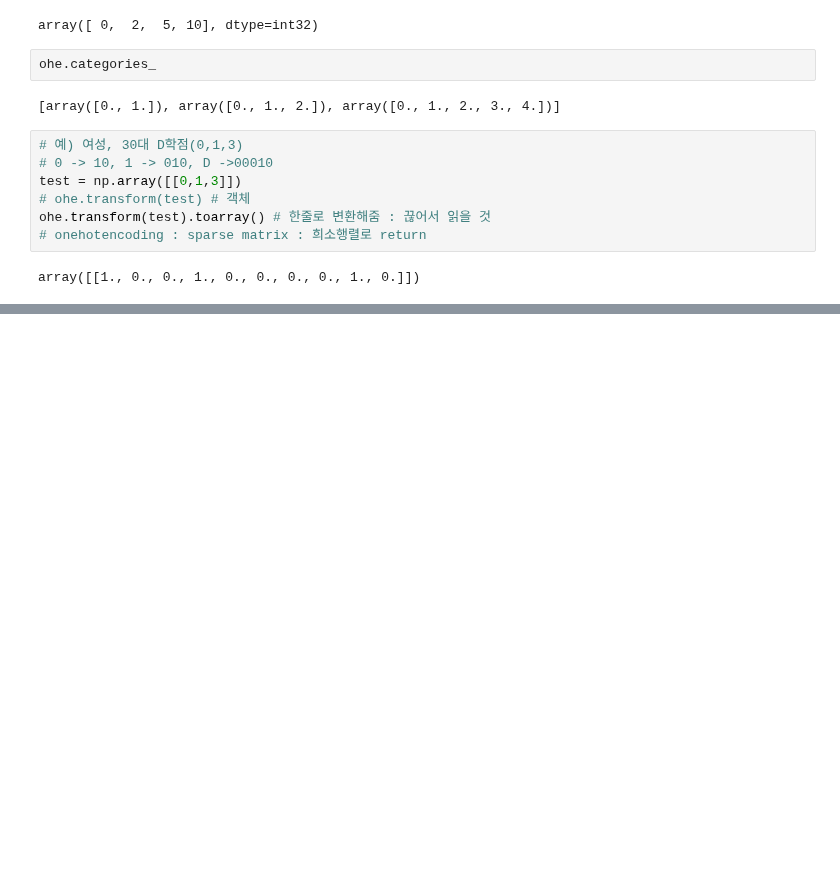
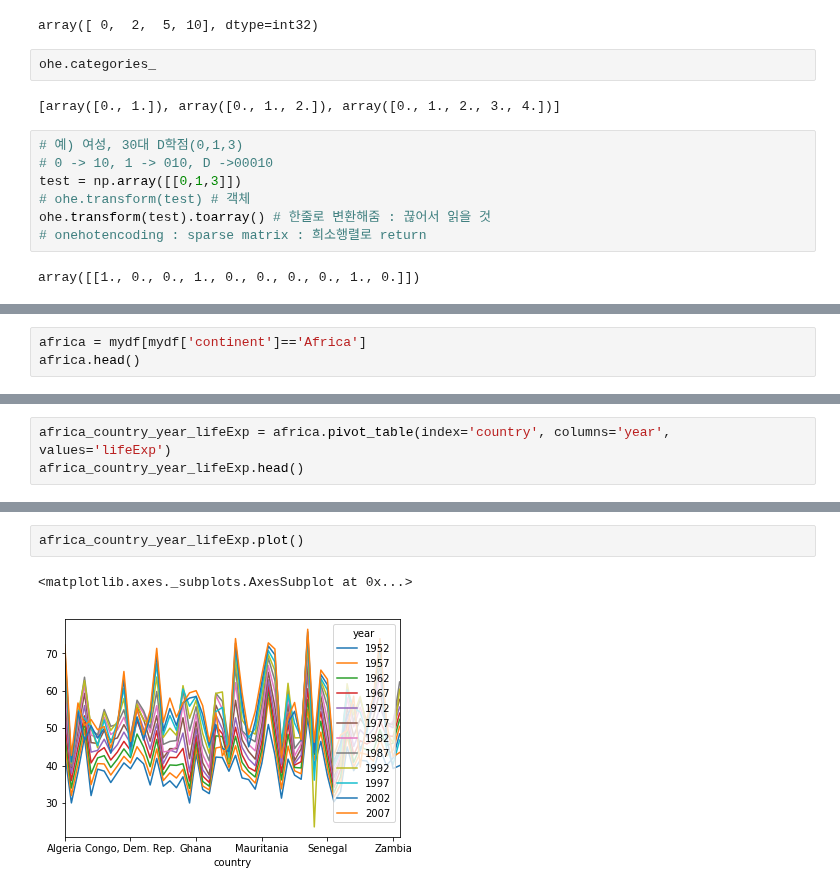
Before and after one commit to gtpgg1013/AI_docs, a Jupyter notebook: part4-ML/MLpy/Day4_0705.ipynb, the cells around one changed output, grey strips where cells are left out. Drawn from its saved outputs; the diff is of its cells as text; blank space fills up the shorter version.

```diff
--- a/part4-ML/MLpy/Day4_0705.ipynb
+++ b/part4-ML/MLpy/Day4_0705.ipynb
@@ -95,0 +1158,3 @@ array([[1., 0., 0., 1., 0., 0., 0., 0., 1., 0.]])
+# %%
+africa = mydf[mydf['continent']=='Africa']
+africa.head()
@@ -95,0 +1168,3 @@ array([[1., 0., 0., 1., 0., 0., 0., 0., 1., 0.]])
+# %%
+africa_country_year_lifeExp = africa.pivot_table(index='country', columns='year', values='lifeExp')
+africa_country_year_lifeExp.head()
@@ -95,0 +1179,5 @@ array([[1., 0., 0., 1., 0., 0., 0., 0., 1., 0.]])
+# %%
+africa_country_year_lifeExp.plot()
+# %% [output]
+<matplotlib.axes._subplots.AxesSubplot at 0x...>
+[figure, added]
```
Also changed, not shown: parts of 167 cells of this notebook, 2 other files.
